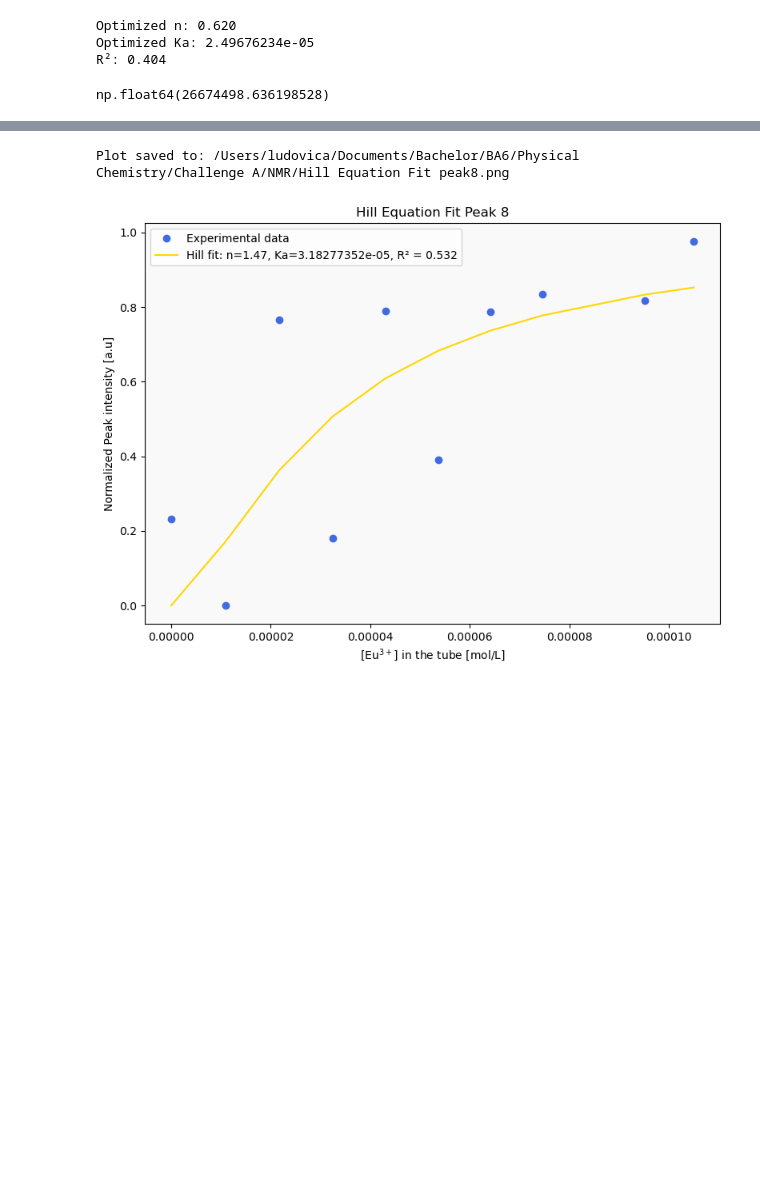
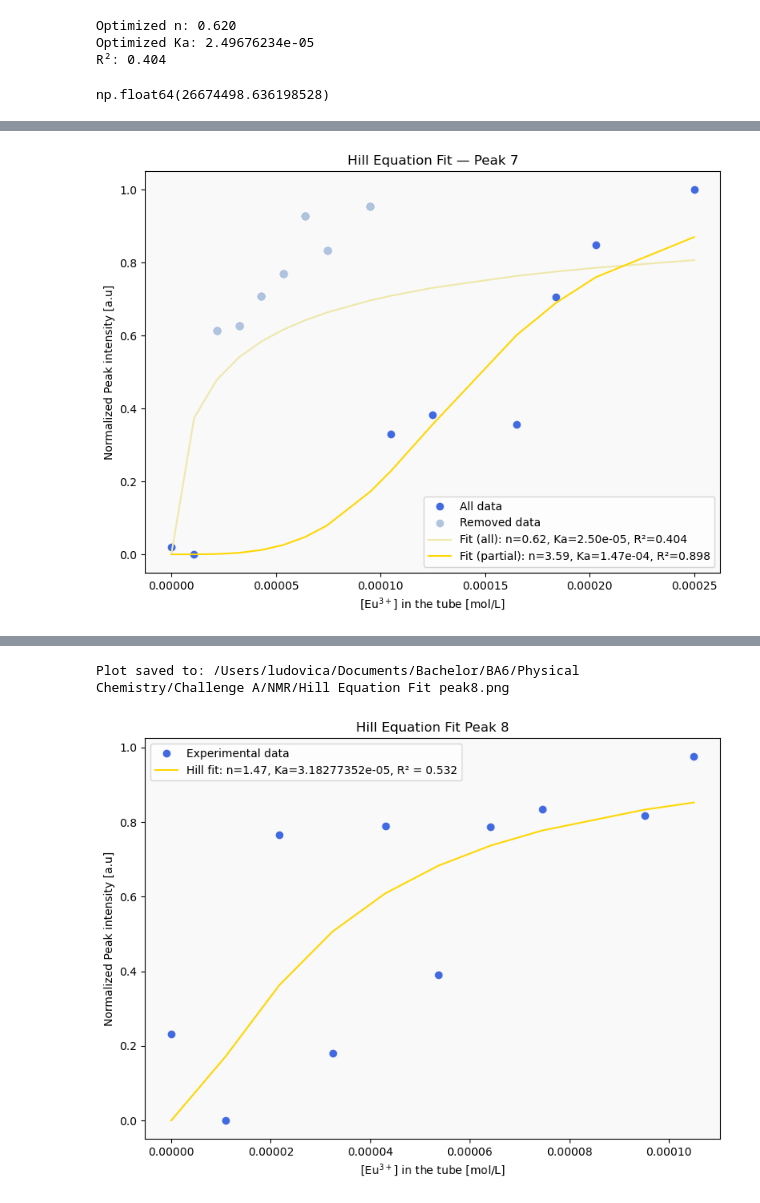
Before and after one commit to fracaludo/physicalchem, a Jupyter notebook: A/NMR/Kd.ipynb, the cells around one changed output, grey strips where cells are left out. Cells and saved outputs as stored; diff of their text form; code cells hidden in the pictures; blank space fills up the shorter version.

```diff
--- a/A/NMR/Kd.ipynb
+++ b/A/NMR/Kd.ipynb
@@ -345,3 +345,88 @@ Optimized n: 0.620
 Optimized Ka: 2.49676234e-05
 R²: 0.404
 np.float64(26674498.636198528)
+# %%
+import numpy as np
+import matplotlib.pyplot as plt
+from scipy.optimize import curve_fit
+from sklearn.metrics import r2_score
+import os
+
+# Hill equation definition
+def hill_eq(x, n, Ka):
+    return (x**n) / (Ka**n + x**n)
+
+# Original data
+ycbien = np.array([
+    0.01923769, 0, 0.613234091, 0.625617536, 0.707279568, 0.768591526,
+    0.927663995, 0.832193686, 0.953551448, 0.33063962,
+    0.383625061, 0.356617046, 0.704923933, 0.849407819, 1
+])
+
+xd = np.array([
+    0.00E+00, 1.09E-05, 2.17E-05, 3.24E-05, 4.30E-05, 5.36E-05, 6.41E-05,
+    7.45E-05, 9.51E-05, 1.05E-04, 1.25E-04, 1.65E-04,
+    1.84E-04, 2.03E-04, 2.50E-04
+])
+
+# Indices to remove: 3 to 9 => Python indices 2 to 8
+indices_to_remove = list(range(2, 9))
+
+# Separate removed and kept data
+xd_removed = xd[indices_to_remove]
+ycbien_removed = ycbien[indices_to_remove]
+
+xd_fit = np.delete(xd, indices_to_remove)
+ycbien_fit = np.delete(ycbien, indices_to_remove)
+
+# Fit all data
+popt_all, _ = curve_fit(hill_eq, xd, ycbien, p0=[1, 1], maxfev=5000)
+n_all, Ka_all = popt_all
+y_fit_all = hill_eq(xd, *popt_all)
+r2_all = r2_score(ycbien, y_fit_all)
+
+# Fit partial data
+popt_partial, _ = curve_fit(hill_eq, xd_fit, ycbien_fit, p0=[1, 1], maxfev=5000)
+n_partial, Ka_partial = popt_partial
+y_fit_partial = hill_eq(xd, *popt_partial)
+r2_partial = r2_score(ycbien_fit, hill_eq(xd_fit, *popt_partial))
+
+# Plotting
+plt.figure(figsize=(8, 6))
+plt.plot(xd, ycbien, 'o', color="royalblue", label='All data')
+plt.plot(xd_removed, ycbien_removed, 'o', color="lightsteelblue", label='Removed data')
+plt.plot(xd, y_fit_all, '-', color="palegoldenrod", label=f'Fit (all): n={n_all:.2f}, Ka={Ka_all:.2e}, R²={r2_all:.3f}')
+plt.plot(xd, y_fit_partial, '-', color="gold", label=f'Fit (partial): n={n_partial:.2f}, Ka={Ka_partial:.2e}, R²={r2_partial:.3f}')
+
+plt.xlabel('[Eu$^{3+}$] in the tube [mol/L]')
+plt.ylabel('Normalized Peak intensity [a.u]')
+plt.title('Hill Equation Fit — Peak 7')
+plt.legend()
+plt.gca().set_facecolor('#f9f9f9')
+plt.tight_layout()
+
+# Save plot
+def save_plot(directory, filename="Hill Equation Fit peak7.png", format="png"):
+    if not os.path.exists(directory):
+        os.makedirs(directory)
+    filepath = os.path.join(directory, filename)
+    plt.savefig(filepath, format=format, dpi=600, bbox_inches="tight")
+    print(f"Plot saved to: {filepath}")
+
+save_plot("/Users/ludovica/Documents/Bachelor/BA6/Physical Chemistry/Challenge A/NMR")
+
+plt.show()
+
+# Print fitted values
+print("=== Full Fit ===")
+print(f'Optimized n: {n_all:.3f}')
+print(f'Optimized Ka: {Ka_all:.8e}')
+print(f'R²: {r2_all:.3f}')
+print(f'Kb (full): {1 / (Ka_all)**(1/n_all):.3e}')
+
+print("\n=== Partial Fit (values 3–9 removed) ===")
+print(f'Optimized n: {n_partial:.3f}')
+print(f'Optimized Ka: {Ka_partial:.8e}')
+print(f'R²: {r2_partial:.3f}')
+print(f'Kb (partial): {1 / (Ka_partial)**(1/n_partial):.3e}')
+# %% [output]
@@ -347,0 +434 @@ np.float64(26674498.636198528)
+[figure, added]
```
Also changed, not shown: parts of 1 cell of this notebook.
